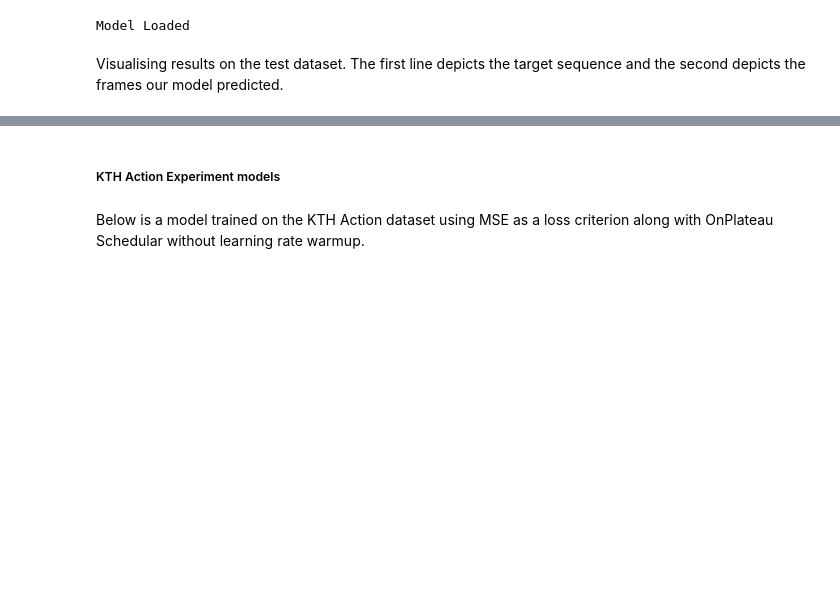
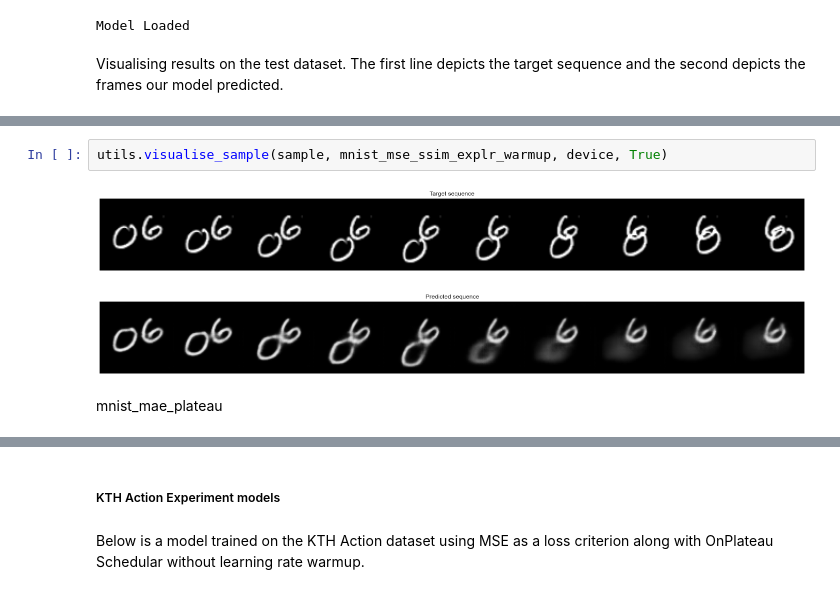
Before and after one commit to vardeep-sandhu/VideoFramePrediction, a Jupyter notebook: docs/Overviewnotebook.ipynb, the cells around one changed output, grey strips where cells are left out. Cells and saved outputs as stored; diff of their text form; blank space fills up the shorter version.

```diff
--- a/docs/Overviewnotebook.ipynb
+++ b/docs/Overviewnotebook.ipynb
@@ -214,0 +202,7 @@ utils.visualise_sample(test_loader_mmnist, model_mae_ssim_explr_mmnist, device,
+# %%
+utils.visualise_sample(sample, mnist_mse_ssim_explr_warmup, device, True)
+# %% [output]
+[figure, added]
+[figure, added]
+# %% [markdown]
+mnist_mae_plateau
```
Also changed, not shown: parts of 20 cells of this notebook.
